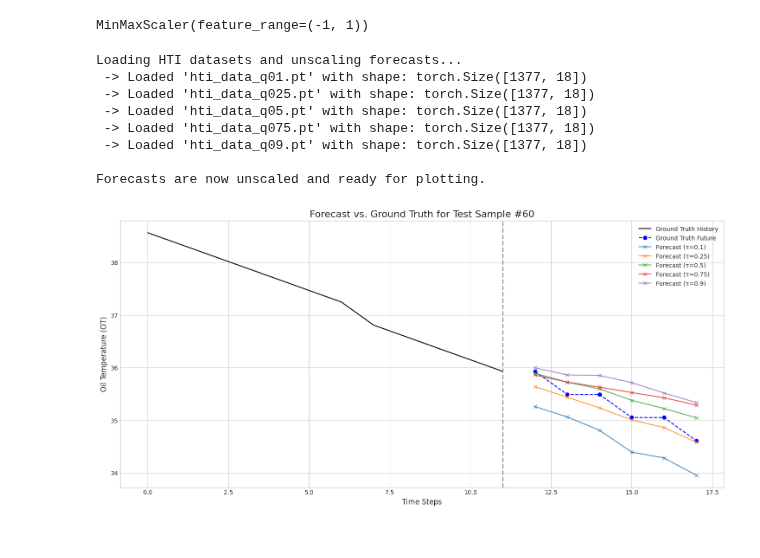
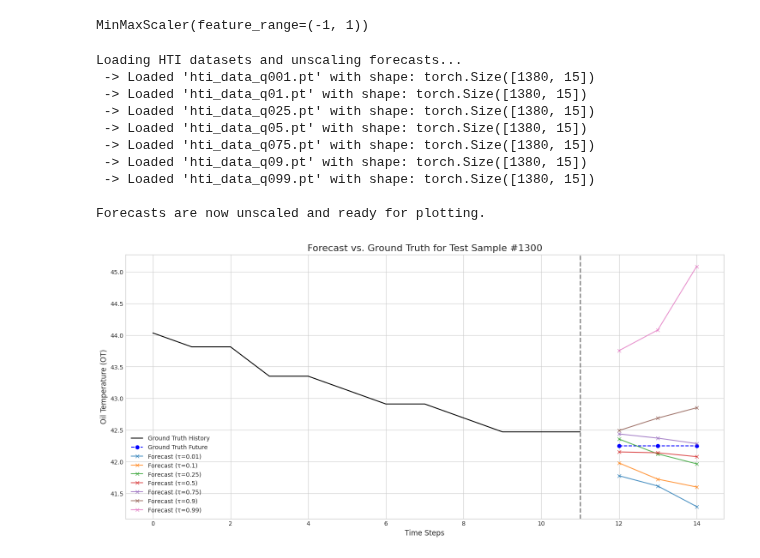
Before and after one commit to harrya32/HTI, a Jupyter notebook: quantile_regression/plotting.ipynb, the cells around one changed output. Cells and saved outputs as stored; diff of their text form; code cells hidden in the pictures.

```diff
--- a/quantile_regression/plotting.ipynb
+++ b/quantile_regression/plotting.ipynb
@@ -9,12 +9,12 @@ import os
 # --- CONFIGURATION ---
 # These parameters MUST match the ones used in the training/generation scripts.
 SEQ_LEN = 12      # Input history length
-PRED_LEN = 6     # Output forecast horizon
+PRED_LEN = 3     # Output forecast horizon
 DATA_PATH = '../../ICL4DT/data/time_series_datasets/ETTm2.csv'
 HTI_DATA_DIR = 'hti_data'
 
 # The quantiles of the expert models you want to visualize
-QUANTILES_TO_LOAD = [0.1, 0.25, 0.5, 0.75,0.9]
+QUANTILES_TO_LOAD = [0.01, 0.1, 0.25, 0.5, 0.75,0.9, 0.99]
 
 # Set plot style
 plt.style.use('seaborn-v0_8-whitegrid')
@@ -70,11 +70,13 @@ for q in QUANTILES_TO_LOAD:
 print("\nForecasts are now unscaled and ready for plotting.")
 # %% [output]
 Loading HTI datasets and unscaling forecasts...
- -> Loaded 'hti_data_q01.pt' with shape: torch.Size([1377, 18])
- -> Loaded 'hti_data_q025.pt' with shape: torch.Size([1377, 18])
- -> Loaded 'hti_data_q05.pt' with shape: torch.Size([1377, 18])
- -> Loaded 'hti_data_q075.pt' with shape: torch.Size([1377, 18])
- -> Loaded 'hti_data_q09.pt' with shape: torch.Size([1377, 18])
+ -> Loaded 'hti_data_q001.pt' with shape: torch.Size([1380, 15])
+ -> Loaded 'hti_data_q01.pt' with shape: torch.Size([1380, 15])
+ -> Loaded 'hti_data_q025.pt' with shape: torch.Size([1380, 15])
+ -> Loaded 'hti_data_q05.pt' with shape: torch.Size([1380, 15])
+ -> Loaded 'hti_data_q075.pt' with shape: torch.Size([1380, 15])
+ -> Loaded 'hti_data_q09.pt' with shape: torch.Size([1380, 15])
+ -> Loaded 'hti_data_q099.pt' with shape: torch.Size([1380, 15])
 
 Forecasts are now unscaled and ready for plotting.
 # %%
@@ -118,17 +120,17 @@ def plot_forecast(sample_idx, original_test_data, all_forecasts, seq_len, pred_l
     plt.axvline(x=seq_len-1, color='gray', linestyle='--', linewidth=2, label='Forecast Start')
     plt.show()
 # %%
-SAMPLE_TO_PLOT = 60
+SAMPLE_TO_PLOT = 1300
 
 if all_forecasts_unscaled:
     plot_forecast(
         sample_idx=SAMPLE_TO_PLOT,
         original_test_data=original_test_data,
         all_forecasts=all_forecasts_unscaled,
         seq_len=SEQ_LEN,
         pred_len=PRED_LEN
     )
 else:
     print("No forecasts were loaded. Please check the file paths and quantiles.")
 # %% [output]
-[figure, old version]
+[figure, new version]
```
Also changed, not shown: 36 other files.
